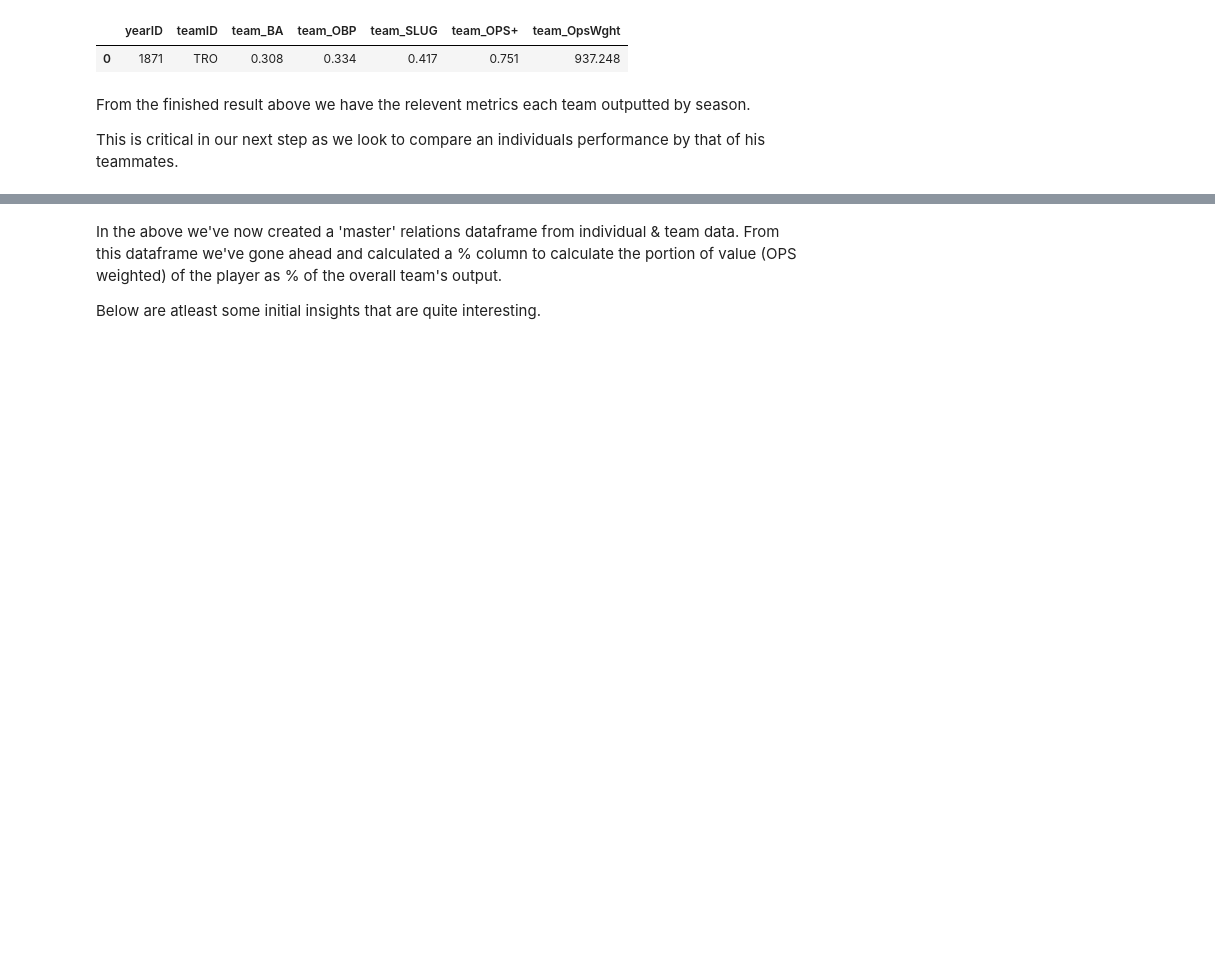
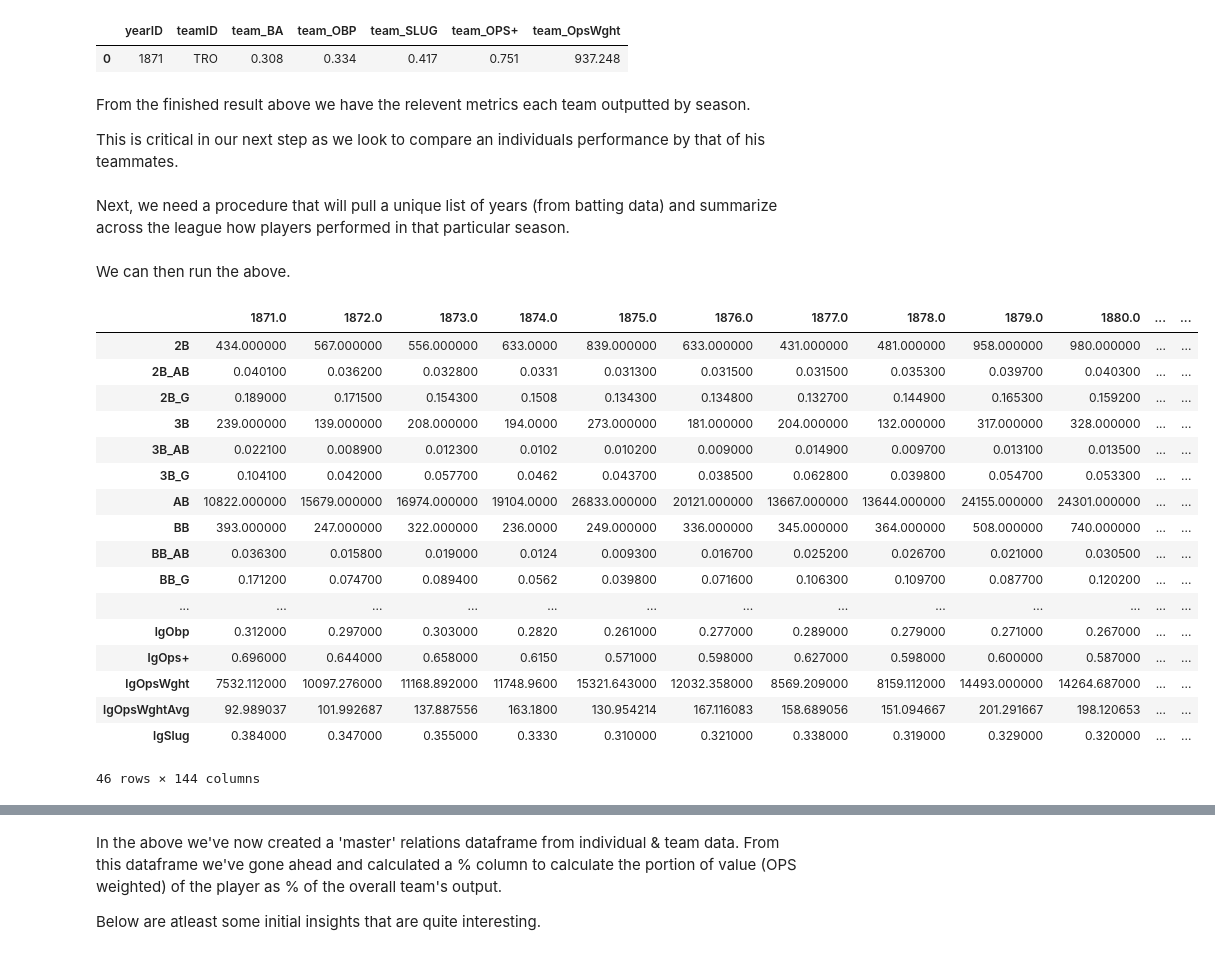
Before and after one commit to garrettbusch15/P2-Baseball-Analysis-Project, a Jupyter notebook: P2 Project Baseball.ipynb, the cells around one changed output, grey strips where cells are left out. Drawn from its saved outputs; the diff is of its cells as text; code cells hidden in the pictures; blank space fills up the shorter version.

```diff
--- a/P2 Project Baseball.ipynb
+++ b/P2 Project Baseball.ipynb
@@ -169,6 +172,0 @@ Next, we need a procedure that will pull a unique list of  years (from batting d
-# %%
-def season_stat_compiliation():
-    dicBat = {}
-    for year in pd.unique(fileBatting.yearID.ravel()):
-        dicBat[year] = season_offense_summary(year)
-    return pd.DataFrame(dicBat)
@@ -305,3 +276,11 @@ This is critical in our next step as we look to compare an individuals performan
 # %%
 master_player_team = pd.merge(master_player_season, team_stat_summary, on=['yearID','teamID'], how='outer')
 master_player_team['%_team_OPS+'] = master_player_team['statOpsWght'] / master_player_team['team_OpsWght']
+# %% [markdown]
+Next, we need a procedure that will pull a unique list of  years (from batting data) and summarize across the league how players performed in that particular season.
+# %%
+def season_stat_compiliation():
+    dicBat = {}
+    for year in pd.unique(fileBatting.yearID.ravel()):
+        dicBat[float(year)] = season_offense_summary(year)
+    return pd.DataFrame.from_dict(dicBat)
@@ -307,0 +306,2 @@ master_player_team['%_team_OPS+'] = master_player_team['statOpsWght'] / master_p
+# %% [markdown]
+We can then run the above.
@@ -307,0 +310,21 @@ master_player_team['%_team_OPS+'] = master_player_team['statOpsWght'] / master_p
+# %%
+league_stat_summary.head(100)
+# %% [output]
+|  | 1871.0 | 1872.0 | 1873.0 | 1874.0 | 1875.0 | 1876.0 | 1877.0 | 1878.0 | 1879.0 | 1880.0 | ... | ... |
+| 2B | 434.000000 | 567.000000 | 556.000000 | 633.0000 | 839.000000 | 633.000000 | 431.000000 | 481.000000 | 958.000000 | 980.000000 | ... | ... |
+| 2B_AB | 0.040100 | 0.036200 | 0.032800 | 0.0331 | 0.031300 | 0.031500 | 0.031500 | 0.035300 | 0.039700 | 0.040300 | ... | ... |
+| 2B_G | 0.189000 | 0.171500 | 0.154300 | 0.1508 | 0.134300 | 0.134800 | 0.132700 | 0.144900 | 0.165300 | 0.159200 | ... | ... |
+| 3B | 239.000000 | 139.000000 | 208.000000 | 194.0000 | 273.000000 | 181.000000 | 204.000000 | 132.000000 | 317.000000 | 328.000000 | ... | ... |
+| 3B_AB | 0.022100 | 0.008900 | 0.012300 | 0.0102 | 0.010200 | 0.009000 | 0.014900 | 0.009700 | 0.013100 | 0.013500 | ... | ... |
+| 3B_G | 0.104100 | 0.042000 | 0.057700 | 0.0462 | 0.043700 | 0.038500 | 0.062800 | 0.039800 | 0.054700 | 0.053300 | ... | ... |
+| AB | 10822.000000 | 15679.000000 | 16974.000000 | 19104.0000 | 26833.000000 | 20121.000000 | 13667.000000 | 13644.000000 | 24155.000000 | 24301.000000 | ... | ... |
+| BB | 393.000000 | 247.000000 | 322.000000 | 236.0000 | 249.000000 | 336.000000 | 345.000000 | 364.000000 | 508.000000 | 740.000000 | ... | ... |
+| BB_AB | 0.036300 | 0.015800 | 0.019000 | 0.0124 | 0.009300 | 0.016700 | 0.025200 | 0.026700 | 0.021000 | 0.030500 | ... | ... |
+| BB_G | 0.171200 | 0.074700 | 0.089400 | 0.0562 | 0.039800 | 0.071600 | 0.106300 | 0.109700 | 0.087700 | 0.120200 | ... | ... |
+| ... | ... | ... | ... | ... | ... | ... | ... | ... | ... | ... | ... | ... |
+| lgObp | 0.312000 | 0.297000 | 0.303000 | 0.2820 | 0.261000 | 0.277000 | 0.289000 | 0.279000 | 0.271000 | 0.267000 | ... | ... |
+| lgOps+ | 0.696000 | 0.644000 | 0.658000 | 0.6150 | 0.571000 | 0.598000 | 0.627000 | 0.598000 | 0.600000 | 0.587000 | ... | ... |
+| lgOpsWght | 7532.112000 | 10097.276000 | 11168.892000 | 11748.9600 | 15321.643000 | 12032.358000 | 8569.209000 | 8159.112000 | 14493.000000 | 14264.687000 | ... | ... |
+| lgOpsWghtAvg | 92.989037 | 101.992687 | 137.887556 | 163.1800 | 130.954214 | 167.116083 | 158.689056 | 151.094667 | 201.291667 | 198.120653 | ... | ... |
+| lgSlug | 0.384000 | 0.347000 | 0.355000 | 0.3330 | 0.310000 | 0.321000 | 0.338000 | 0.319000 | 0.329000 | 0.320000 | ... | ... |
+46 rows × 144 columns
```
Also changed, not shown: parts of 17 cells of this notebook.
